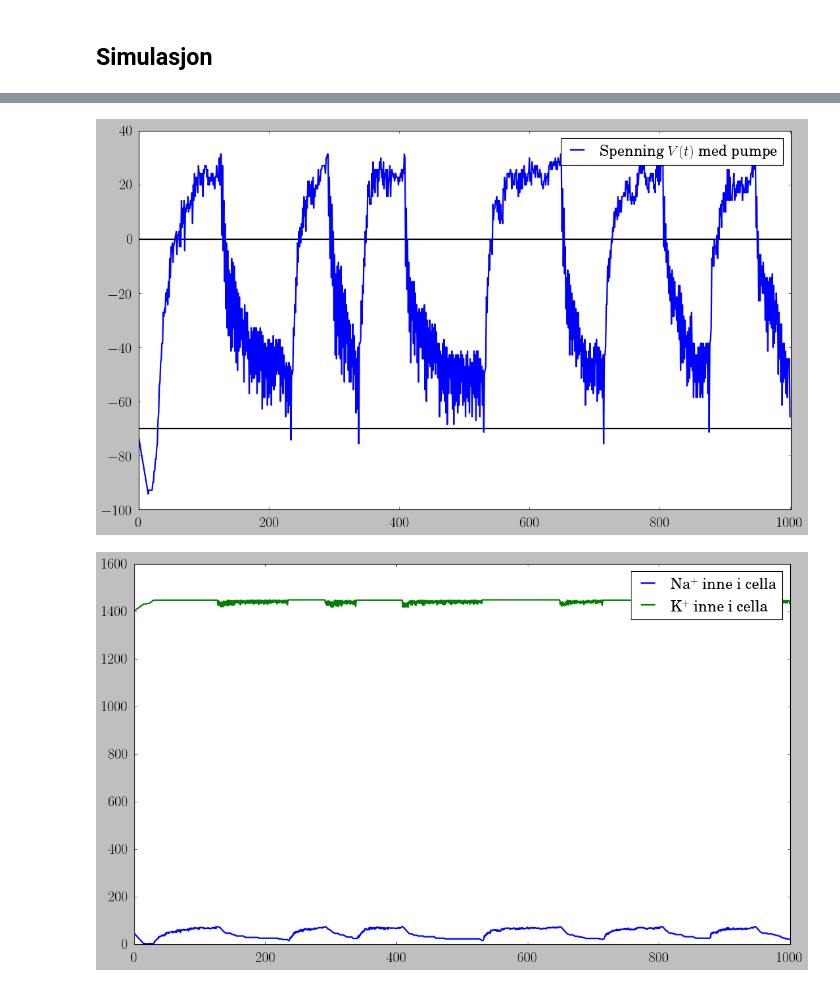
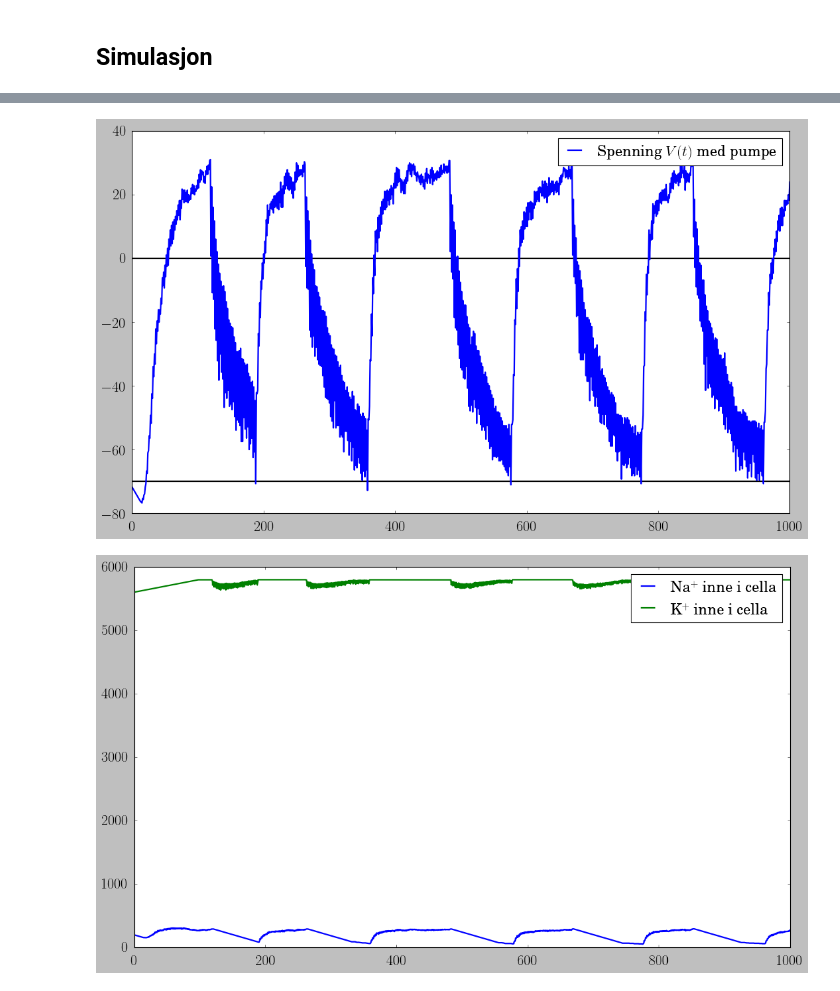
Before and after one commit to steffenhaug/vbbio, a Jupyter notebook: oppg_8_2.ipynb, the cells around one changed output, grey strips where cells are left out. Drawn from its saved outputs; the diff is of its cells as text; code cells hidden in the pictures.

Commit message:
multiplier to use more particles. make nicer graph

```diff
--- a/oppg_8_2.ipynb
+++ b/oppg_8_2.ipynb
@@ -130,9 +130,11 @@ plt.legend(loc='upper right');
 # %% [markdown]
 ## Simulasjon
 # %%
-## starttilstand.          ute   inne
-Na_outside, Na_inside =   1450,    50
-K_outside,  K_inside  =     50,  1400
+sim_multiplier = 4 # scales up with more particles
+
+## starttilstand.                         ute                   inne
+Na_outside, Na_inside = sim_multiplier * 1450, sim_multiplier *   50
+K_outside,  K_inside  = sim_multiplier *   50, sim_multiplier * 1400
 
 N_Na = Na_outside + Na_inside
 Na = np.array([ L/4 for _ in range(Na_outside)]  \
@@ -147,7 +149,7 @@ phi_K, phi_Na = dict(),  dict()
 
 ## simulasjon
 # start parameters: T = #steps
-plot_ts = [5, 50, 150, 5000]
+plot_ts = [5, 50, 150, 1000]
 T = max(plot_ts)
 
 # voltage for each t
@@ -175,7 +177,7 @@ for t in range(T + 1):
     count_Na = len(Na[np.where(Na < -h)])
 
     # compute charge concentration difference
-    charge_conc = (count_K + count_Na) * 0.1 # mM
+    charge_conc = (count_K + count_Na) * 0.1 * (1/sim_multiplier)# mM
     charge_delta = (charge_conc - 150) # concentration is 150 mM outside
 
     # compute voltage (in volts, not millivolts)
@@ -244,16 +246,15 @@ plt.savefig("walk_7_1.pdf")
 # %%
 fig=plt.figure(figsize=(16, 9))
 plt.plot(np.arange(T+1), 1e3 * Vs,   label=r"Spenning $V(t)$ med pumpe")
 plt.legend()
 plt.hlines(-70, 0, T+1)
 plt.hlines(0, 0, T+1)
-plt.xlim(0, T+1)
-
+plt.xlim(0, 1000)
 fig=plt.figure(figsize=(16, 9))
 plt.plot(np.arange(T+1), Nas_inside, label="Na$^+$ inne i cella")
 
 plt.plot(np.arange(T+1), Ks_inside,  label="K$^+$ inne i cella")
 plt.legend();
 # %% [output]
-[figure, old version]
+[figure, new version]
-[figure, old version]
+[figure, new version]
```
Also changed, not shown: parts of 1 cell of this notebook, 1 other file.
